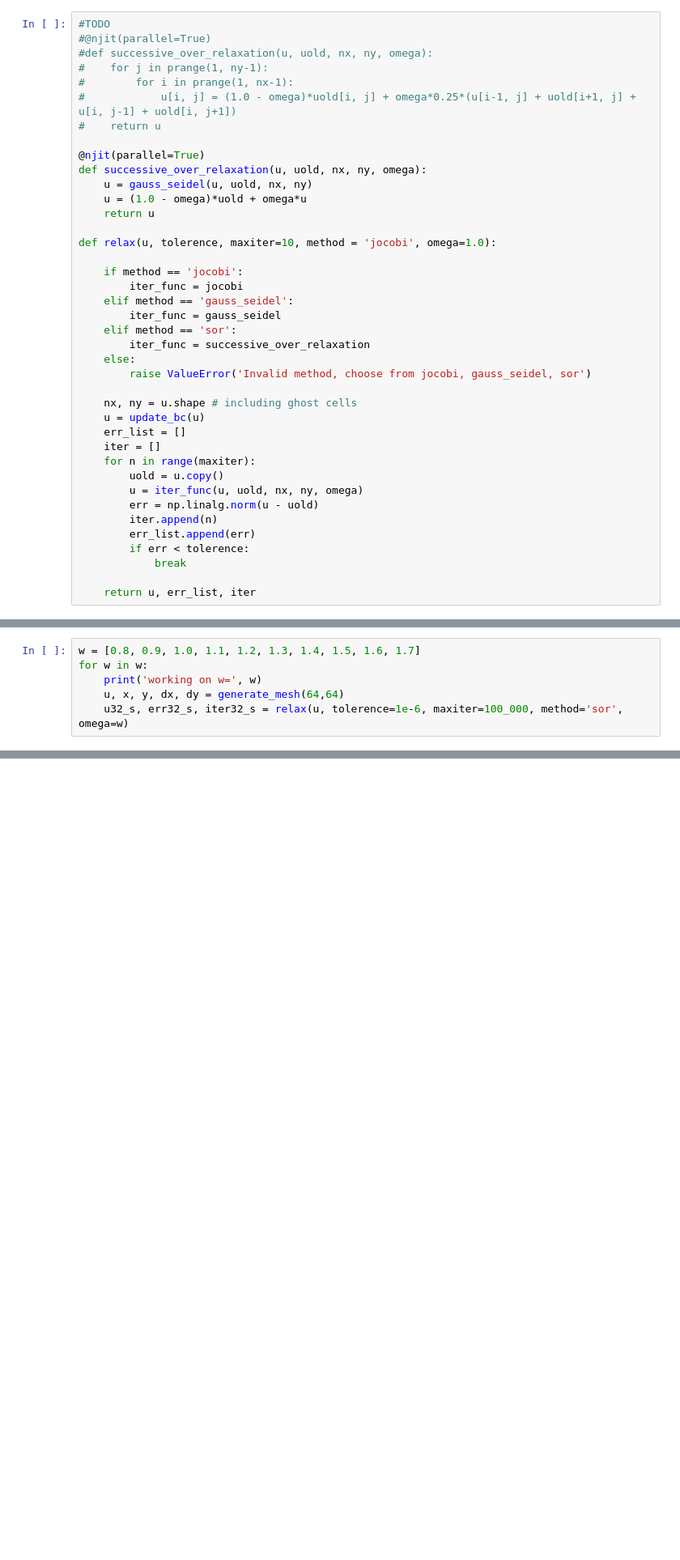
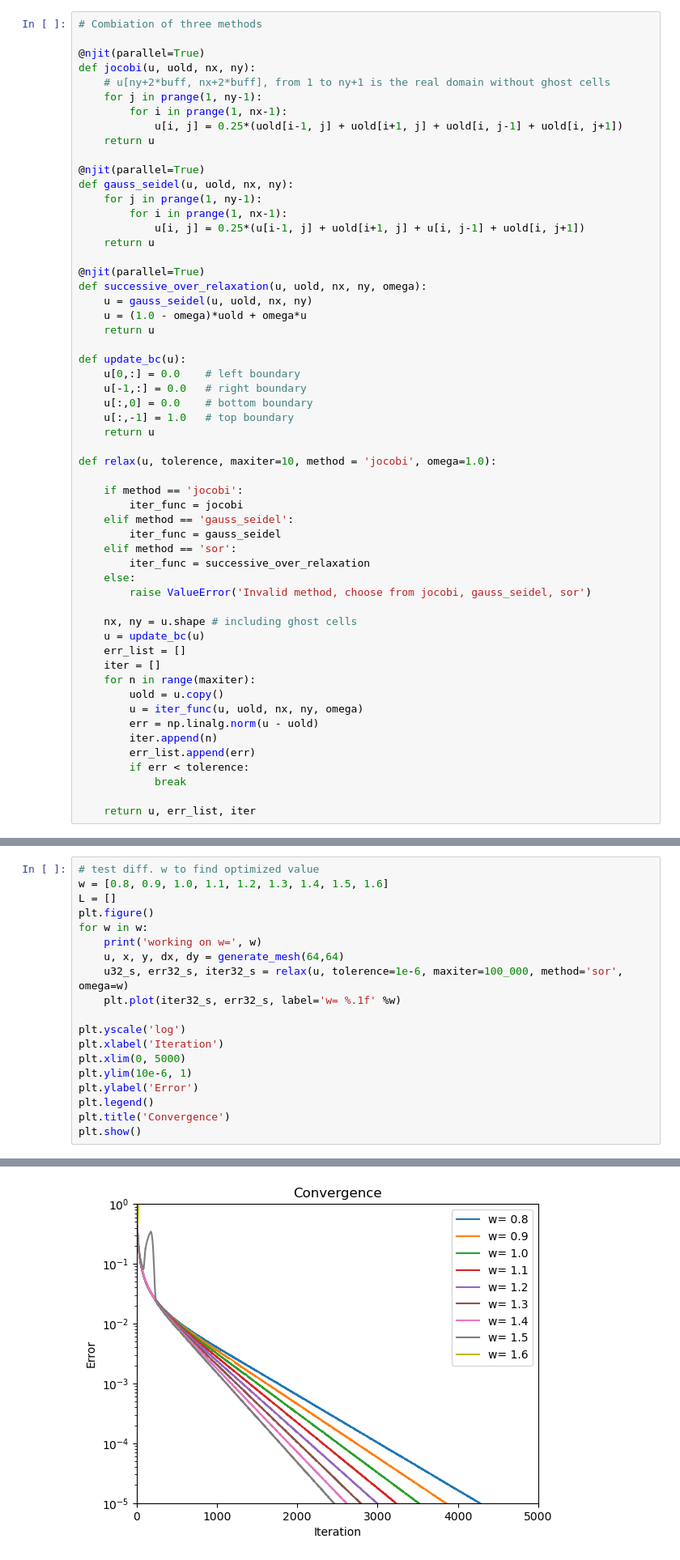
Before and after one commit to ricky4280/computationalPhysics-112, a Jupyter notebook: project3/project3_demo5.ipynb, the cells around one changed output, grey strips where cells are left out. Shown: that part at 81% size. Cells and saved outputs as stored; diff of their text form; blank space fills up the shorter version.

```diff
--- a/project3/project3_demo5.ipynb
+++ b/project3/project3_demo5.ipynb
@@ -276,18 +250,34 @@ $$
 * The `successive_over_relax()` function need to be accelerated by `numba`.
 * Compare the number of iterations (and the computing time) with all other methods.
 # %%
-#TODO
-#@njit(parallel=True)
-#def successive_over_relaxation(u, uold, nx, ny, omega):
-#    for j in prange(1, ny-1):
-#        for i in prange(1, nx-1):
-#            u[i, j] = (1.0 - omega)*uold[i, j] + omega*0.25*(u[i-1, j] + uold[i+1, j] + u[i, j-1] + uold[i, j+1])
-#    return u
+# Combiation of three methods
+
+@njit(parallel=True)
+def jocobi(u, uold, nx, ny):
+    # u[ny+2*buff, nx+2*buff], from 1 to ny+1 is the real domain without ghost cells
+    for j in prange(1, ny-1):
+        for i in prange(1, nx-1):
+            u[i, j] = 0.25*(uold[i-1, j] + uold[i+1, j] + uold[i, j-1] + uold[i, j+1])
+    return u
+
+@njit(parallel=True)
+def gauss_seidel(u, uold, nx, ny):
+    for j in prange(1, ny-1):
+        for i in prange(1, nx-1):
+            u[i, j] = 0.25*(u[i-1, j] + uold[i+1, j] + u[i, j-1] + uold[i, j+1])
+    return u
 
 @njit(parallel=True)
 def successive_over_relaxation(u, uold, nx, ny, omega):
     u = gauss_seidel(u, uold, nx, ny)
     u = (1.0 - omega)*uold + omega*u
+    return u
+
+def update_bc(u):
+    u[0,:] = 0.0    # left boundary
+    u[-1,:] = 0.0   # right boundary
+    u[:,0] = 0.0    # bottom boundary
+    u[:,-1] = 1.0   # top boundary
     return u
 
 def relax(u, tolerence, maxiter=10, method = 'jocobi', omega=1.0):
@@ -348,9 +338,22 @@ plt.show()
 # %%
-w = [0.8, 0.9, 1.0, 1.1, 1.2, 1.3, 1.4, 1.5, 1.6, 1.7]
+# test diff. w to find optimized value
+w = [0.8, 0.9, 1.0, 1.1, 1.2, 1.3, 1.4, 1.5, 1.6]
+L = []
+plt.figure()
 for w in w:
     print('working on w=', w)
     u, x, y, dx, dy = generate_mesh(64,64)
     u32_s, err32_s, iter32_s = relax(u, tolerence=1e-6, maxiter=100_000, method='sor', omega=w)
+    plt.plot(iter32_s, err32_s, label='w= %.1f' %w)
+
+plt.yscale('log')
+plt.xlabel('Iteration')
+plt.xlim(0, 5000)
+plt.ylim(10e-6, 1)
+plt.ylabel('Error')
+plt.legend()
+plt.title('Convergence')
+plt.show()
 # %% [output]
 working on w= 0.8
 working on w= 0.9
@@ -365,3 +367,4 @@ working on w= 1.7
+[figure, added]
 # %% [markdown]
 ## Extending to Poisson's equation
 
```
Also changed, not shown: parts of 13 cells of this notebook.
